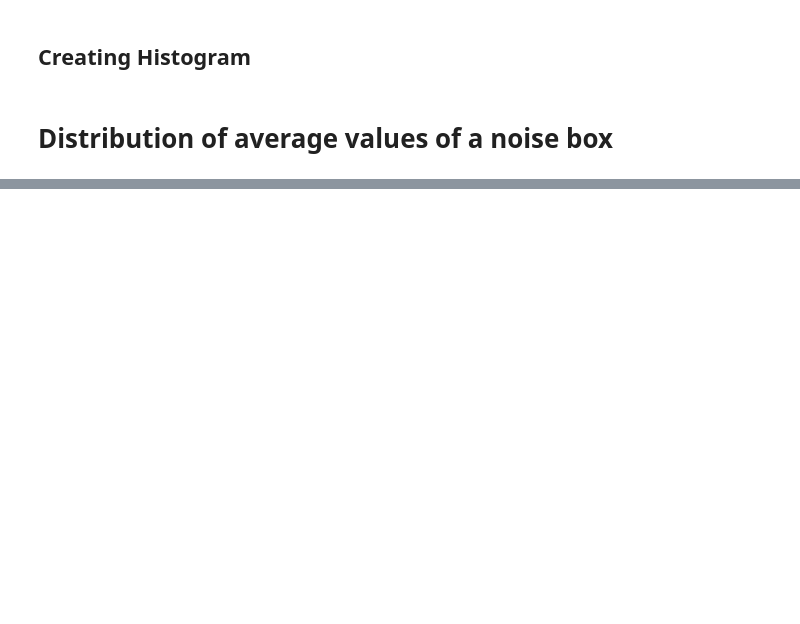
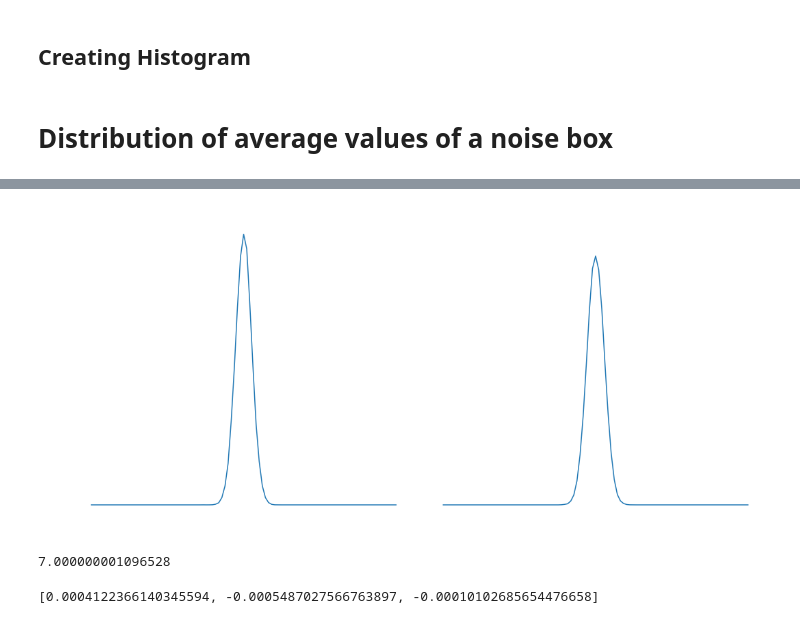
Before and after one commit to tommychinwj/HI_characterization, a Jupyter notebook: cube_HI_characterization.ipynb, the cells around one changed output, grey strips where cells are left out. Cells and saved outputs as stored; diff of their text form; code cells hidden in the pictures; blank space fills up the shorter version.

```diff
--- a/cube_HI_characterization.ipynb
+++ b/cube_HI_characterization.ipynb
@@ -119,7 +119,7 @@ def gaussian_sphere_average_value(distance_box, radius, input_box, shell_num):
 # %% [markdown]
 ## Sphere Blurring Function
 # %%
-def Average_Neutral_Fraction_Distribution(box, radius, iteration, shell_num=1):
+def Average_Neutral_Fraction_Distribution(box, radius, iteration, shell_num=1, sigma_factor=4):
 
     box = box.copy()  # make copy of input box to have a separate box
 
@@ -129,11 +129,11 @@ def Average_Neutral_Fraction_Distribution(box, radius, iteration, shell_num=1):
 
     for i in range(iteration):
 
-        rand_coord = random_voxel()
+        rand_coord = random_voxel(len(noise_box))
 
         cube_region_box = cube_centered_about_coordinate(rand_coord, radius, box)
 
-        inside_sphere_mean = gaussian_sphere_average_value(dist_frm_coord_box, radius, cube_region_box, shell_num)
+        inside_sphere_mean = gaussian_sphere_average_value(dist_frm_coord_box, radius, cube_region_box, shell_num, sigma_factor)
 
         inside_sphere_mean_data = np.append(inside_sphere_mean_data, inside_sphere_mean)
 
@@ -141,17 +141,17 @@ def Average_Neutral_Fraction_Distribution(box, radius, iteration, shell_num=1):
 # %% [markdown]
 ## Histogram Function
 # %%
-def histogram(f1, x_start=0, x_stop=1, bin_num=100):  # a: x start, b: x stop
+def histogram(fs, x_start=0, x_stop=1, bin_num=100, color='white', title=None, figure_size=(18,7), font_size=15):  # a: x start, b: x stop
     bin_edges = np.linspace(x_start, x_stop, bin_num) # 100 bins from 0-1
-    hist1, _ = np.histogram(f1, bins=bin_edges)
     bin_centers = 0.5 * (bin_edges[1:] + bin_edges[:-1])
-    fig, ax = plt.subplots(figsize=(8,8))
-    ax.plot(bin_centers, hist1)
-
-    # Set the borders to a given color...
-    ax.tick_params(color='white', labelcolor='white')
-    for spine in ax.spines.values():
-        spine.set_edgecolor('white')
+    fig, axes = plt.subplots(1, len(fs), figsize=figure_size, sharex=True, sharey=True, gridspec_kw={"hspace":0.05, 'wspace': 0.05})
+    for i, f in enumerate(fs):
+        axes[i].plot(bin_centers, np.histogram(f, bins=bin_edges)[0])
+#         axes[i].set_aspect('equal', 'box')
+        axes[i].set_title(title[i], color=color, fontsize=font_size)
+        axes[i].tick_params(color=color, labelcolor=color, labelsize=font_size)  # figure color
+        for spine in axes[i].spines.values():
+            spine.set_edgecolor(color)
 # %% [markdown]
 ## Creating Ionize box
 # %%
@@ -172,0 +176,2 @@ Avg_Neu_Frac_Dist = Average_Neutral_Fraction_Distribution(box=ionized, radius=15
+# %%
+Gaussian3 = Average_Neutral_Fraction_Distribution(box=noise_box, radius=13, iteration=10**5, shell_num=6, sigma_factor=3*1.4370396997748922)
@@ -184,0 +194,4 @@ array([0.1898228])
+# %%
+histogram([Sphere, Gaussian3], title=['Sphere 3', f'Gaussian, Option 3, var_diff={var_diff[2]}'], figure_size=(18,8), font_size=13)
+# %% [output]
+[figure, added]
@@ -184,0 +204,4 @@ array([0.1898228])
+# %%
+10.0592779/(1.4370396997748922)
+# %% [output]
+7.000000001096528
@@ -184,0 +210,4 @@ array([0.1898228])
+# %%
+print(aa)
+# %% [output]
+[0.0004122366140345594, -0.0005487027566763897, -0.00010102685654476658]
```
Also changed, not shown: parts of 20 cells of this notebook, 2 other files.
